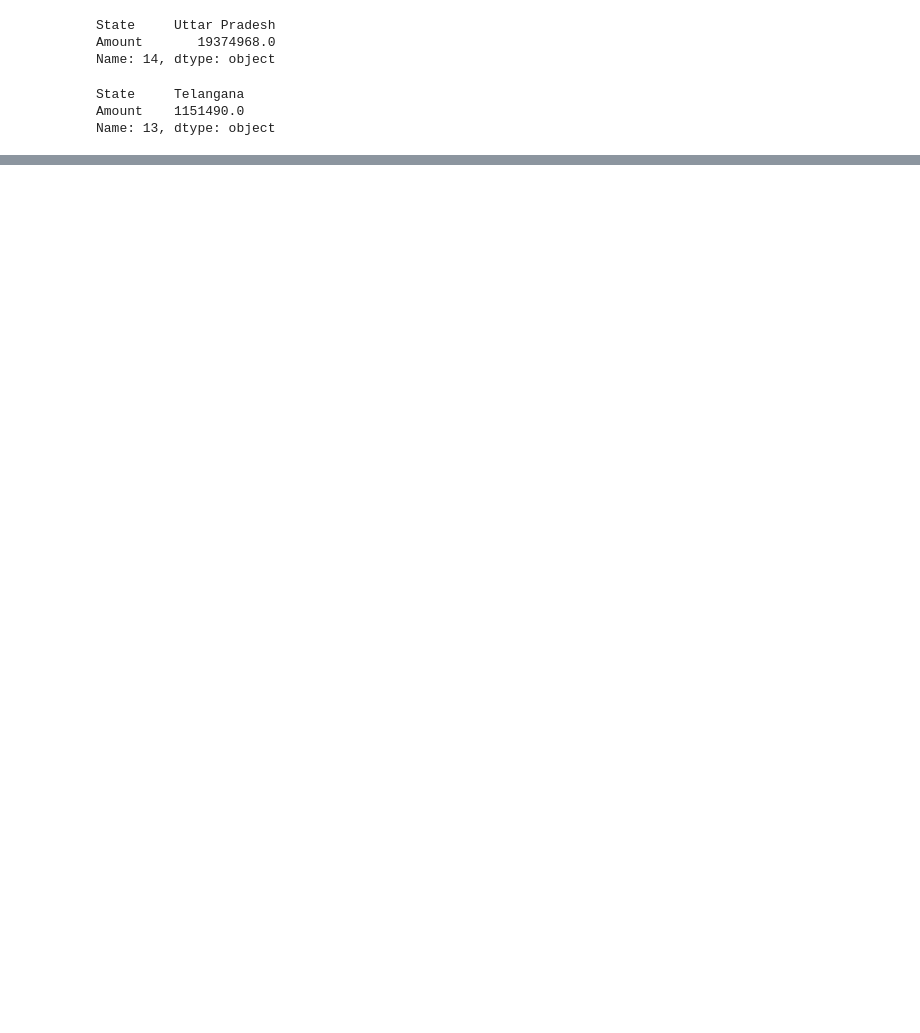
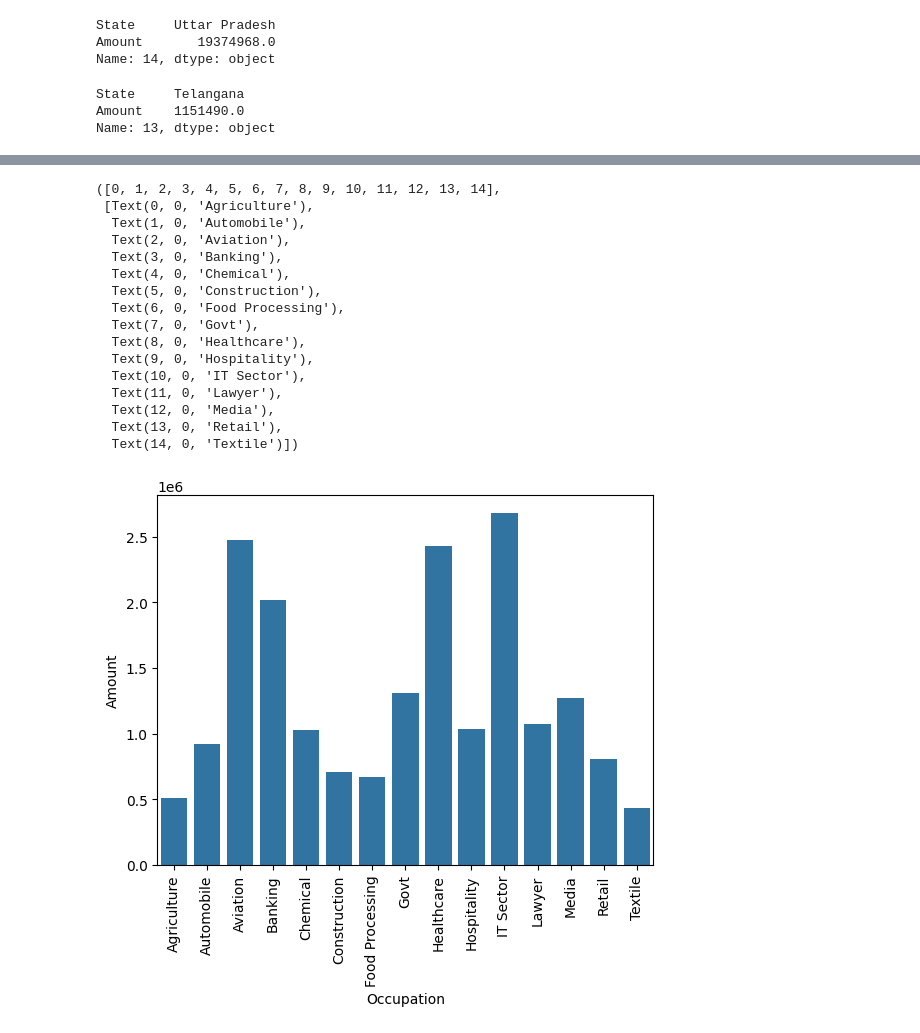
Before and after one commit to Himmu5/data-analysis, a Jupyter notebook: notebooks/diwali_sales_analysis.ipynb, the cells around one changed output, grey strips where cells are left out. Cells and saved outputs as stored; diff of their text form; code cells hidden in the pictures; blank space fills up the shorter version.

```diff
--- a/notebooks/diwali_sales_analysis.ipynb
+++ b/notebooks/diwali_sales_analysis.ipynb
@@ -378,0 +378,2 @@ Name: 13, dtype: object
+# %%
+up_data = diwali_data.loc[diwali_data['State'] == "Uttar Pradesh"].groupby("Occupation").aggregate("Amount").sum()
@@ -378,0 +400,21 @@ Name: 13, dtype: object
+# %%
+sns.barplot(up_data)
+plt.xticks(rotation=90)
+# %% [output]
+([0, 1, 2, 3, 4, 5, 6, 7, 8, 9, 10, 11, 12, 13, 14],
+ [Text(0, 0, 'Agriculture'),
+  Text(1, 0, 'Automobile'),
+  Text(2, 0, 'Aviation'),
+  Text(3, 0, 'Banking'),
+  Text(4, 0, 'Chemical'),
+  Text(5, 0, 'Construction'),
+  Text(6, 0, 'Food Processing'),
+  Text(7, 0, 'Govt'),
+  Text(8, 0, 'Healthcare'),
+  Text(9, 0, 'Hospitality'),
+  Text(10, 0, 'IT Sector'),
+  Text(11, 0, 'Lawyer'),
+  Text(12, 0, 'Media'),
+  Text(13, 0, 'Retail'),
+  Text(14, 0, 'Textile')])
+[figure, added]
```
Also changed, not shown: parts of 4 cells of this notebook.
